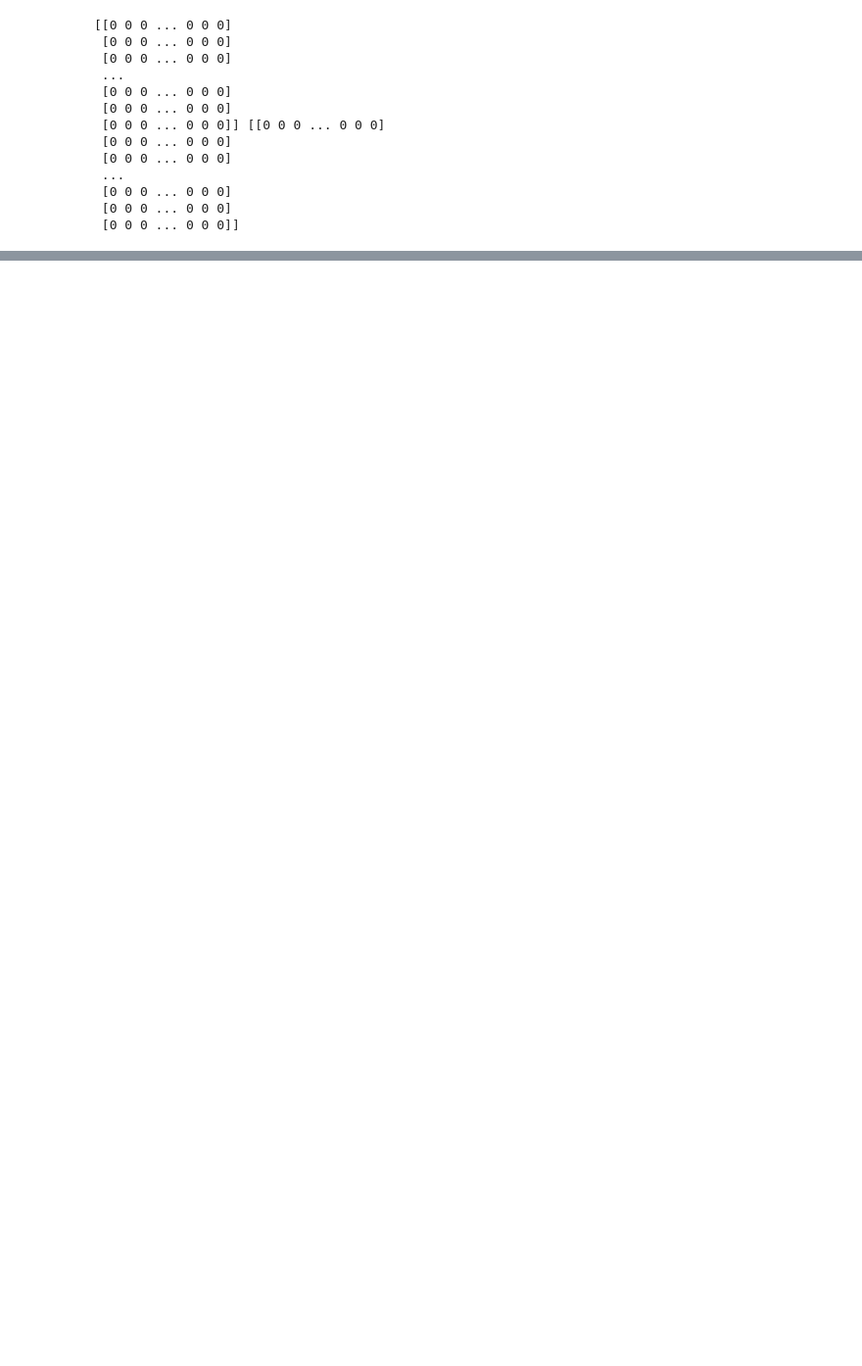
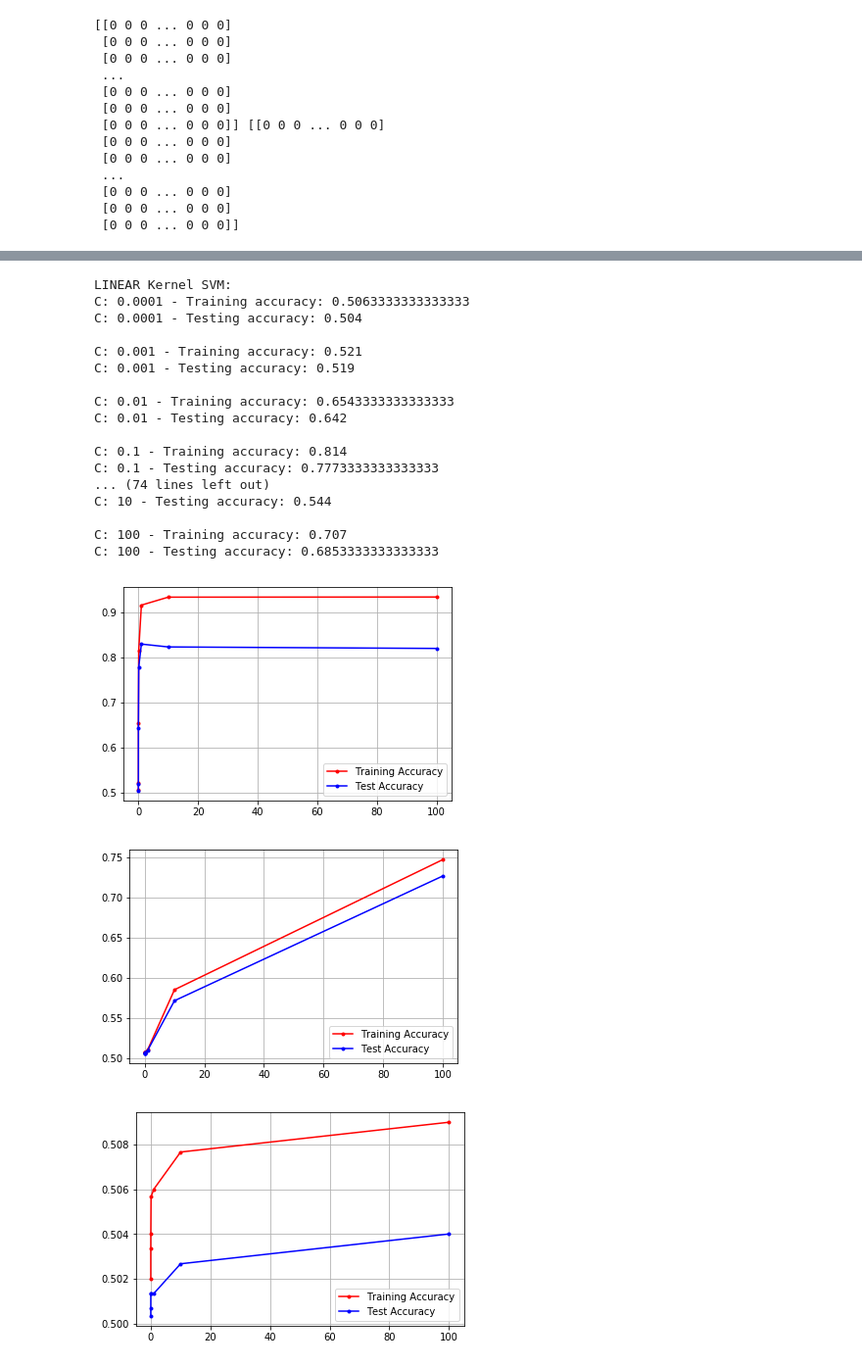
Before and after one commit to cinderlee/MachineLearningProject, a Jupyter notebook: SVM.ipynb, the cells around one changed output, grey strips where cells are left out. Shown at 98% size. Saved outputs shown, nothing was run; the diff lists cells and outputs as text; code cells hidden in the pictures; blank space fills up the shorter version.

Commit message:
FINALLY GETTING THE GRAPHS TO APPEAR

```diff
--- a/SVM.ipynb
+++ b/SVM.ipynb
@@ -267,0 +148,41 @@ plt.legend(['Training Accuracy', 'Test Accuracy'], loc='upper right')
+# %%
+c_values = [0.0001, 0.001, 0.01, 0.1, 1, 10, 100]
+kernel_types = ['linear', 'rbf', 'poly', 'sigmoid']
+for kern in kernel_types:
+    print(kern.upper() + " Kernel SVM:")
+    acc_training = []
+    acc_testing = []
+    for val in c_values:
+        acc_tr, acc_te = svm_machine_run(val, kern)
+        acc_training.append(acc_tr)
+        acc_testing.append(acc_te)
+        print("C:", val, '-', 'Training accuracy:', acc_tr)
+        print("C:", val, '-', 'Testing accuracy:', acc_te)
+        print()
+    plt.figure()
+    plt.plot(c_values, acc_training, 'r.-')
+    plt.plot(c_values, acc_testing,'b.-')
+    plt.grid()
+    plt.legend(['Training Accuracy', 'Test Accuracy'], loc='lower right')
+    print()
+# %% [output]
+LINEAR Kernel SVM:
+C: 0.0001 - Training accuracy: 0.5063333333333333
+C: 0.0001 - Testing accuracy: 0.504
+
+C: 0.001 - Training accuracy: 0.521
+C: 0.001 - Testing accuracy: 0.519
+
+C: 0.01 - Training accuracy: 0.6543333333333333
+C: 0.01 - Testing accuracy: 0.642
+
+C: 0.1 - Training accuracy: 0.814
+C: 0.1 - Testing accuracy: 0.7773333333333333
+... (74 lines left out)
+C: 10 - Testing accuracy: 0.544
+
+C: 100 - Training accuracy: 0.707
+C: 100 - Testing accuracy: 0.6853333333333333
+[figure, added]
+[figure, added]
+[figure, added]
```
Also changed, not shown: parts of 23 cells of this notebook.
